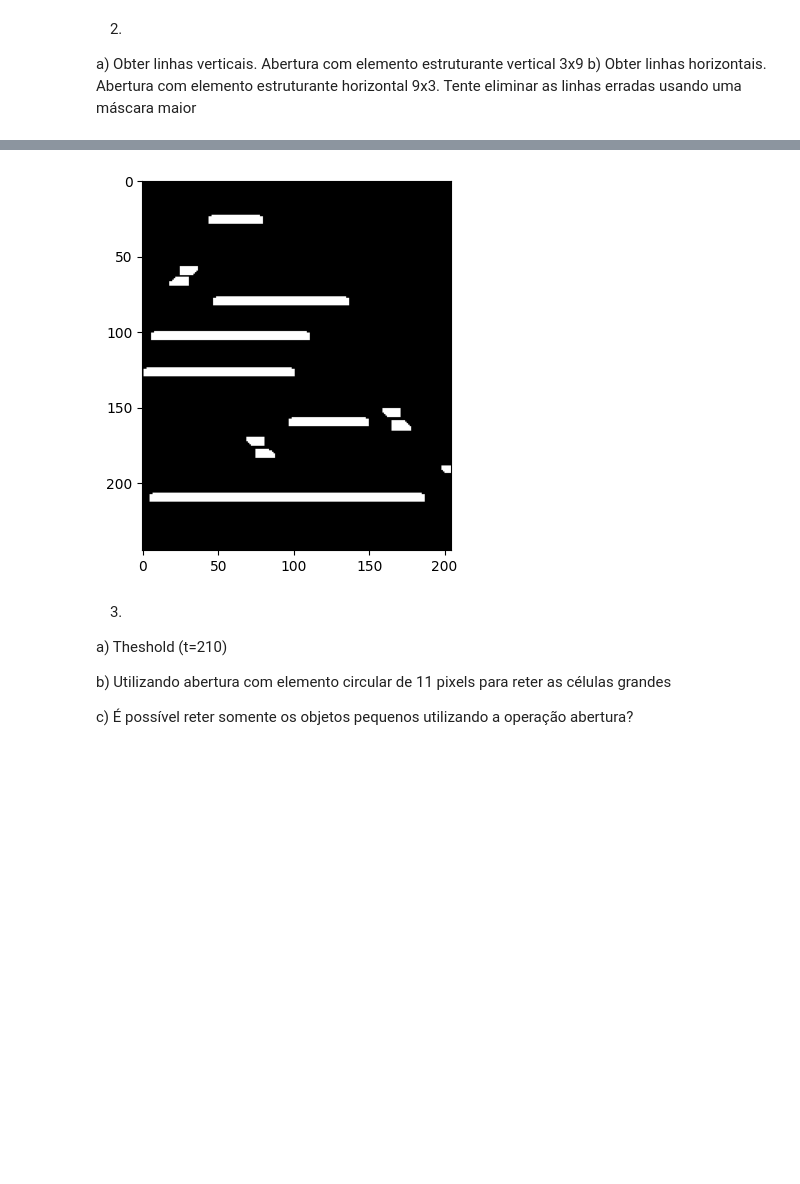
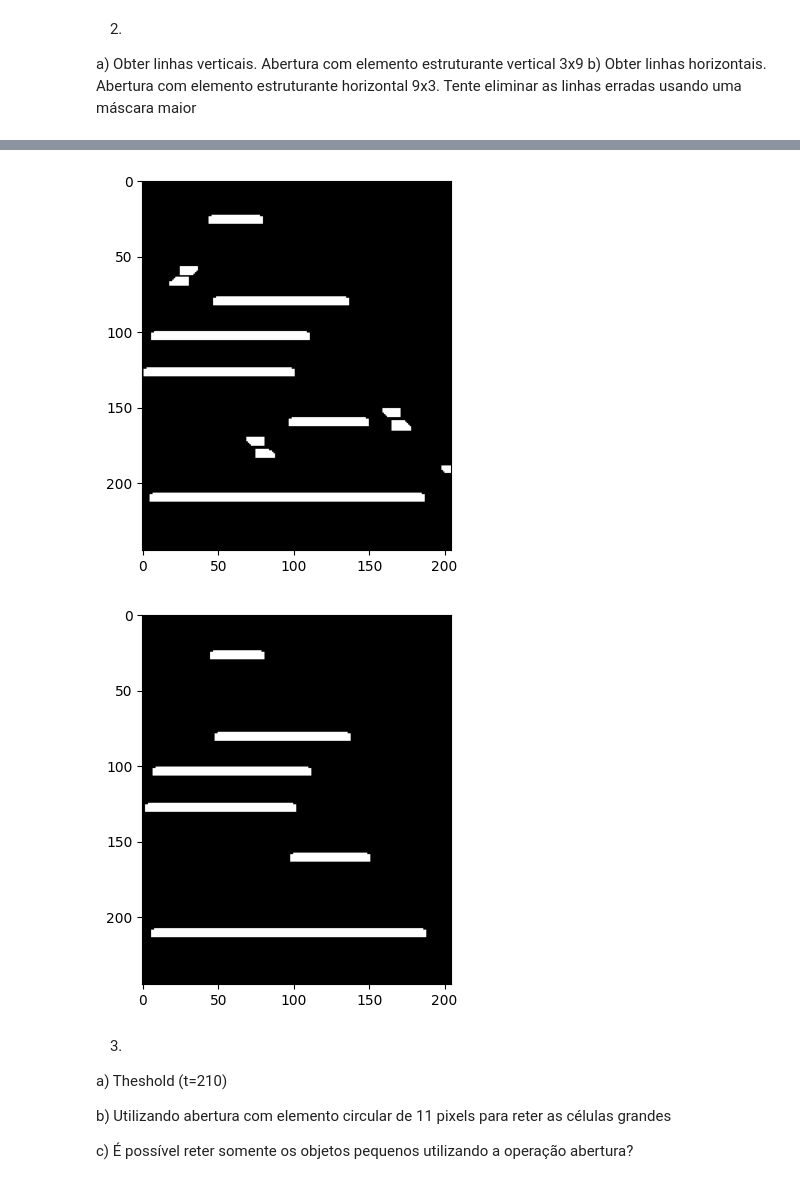
Before and after one commit to NicNaves/gsi058_t1_nicolasnaves, a Jupyter notebook: Lab07 - Mathematical Morphology/lab07.ipynb, the cells around one changed output, grey strips where cells are left out. Saved outputs shown, nothing was run; the diff lists cells and outputs as text; code cells hidden in the pictures; blank space fills up the shorter version.

```diff
--- a/Lab07 - Mathematical Morphology/lab07.ipynb
+++ b/Lab07 - Mathematical Morphology/lab07.ipynb
@@ -101,28 +101,34 @@ plt.imshow(img_open, cmap='gray', vmin=0, vmax=255)
 a) Obter linhas verticais. Abertura com elemento estruturante vertical 3x9
 b) Obter linhas horizontais. Abertura com elemento estruturante horizontal 9x3. Tente eliminar as linhas erradas usando uma máscara maior
 # %%
-# Carrega a imagem em escala de cinza
 img = cv2.imread('art2.png', cv2.IMREAD_GRAYSCALE)
 
-# Cria os kernels para as operações de erosão e dilatação
+# Cria os elementos estruturantes para as operações de erosão e dilatação
 kernel_vertical = np.ones((9, 3), np.uint8)
 kernel_horizontal = np.ones((3, 9), np.uint8)
+kernel_horizontal2 = np.ones((4, 16), np.uint8)
 
-# Aplica a erosão seguida de dilatação para obter as linhas verticais
+
+# Abertura vertical
 linhas_verticais = dilate(erode(img,kernel_vertical), kernel_vertical)
 
-# Aplica a erosão seguida de dilatação para obter as linhas horizontais
+# Abertura horizontal
 linhas_horizontais = dilate(erode(img,kernel_horizontal), kernel_horizontal)
 
+# Abertura horizontal
+linhas_horizontais2 = dilate(erode(img,kernel_horizontal2), kernel_horizontal2)
 
-# Exibir a imagem resultante com os círculos
+# Mostrar resultados
 plt.imshow(linhas_verticais, cmap='gray', vmin=0, vmax=255)
 plt.show()
 plt.imshow(linhas_horizontais, cmap='gray', vmin=0, vmax=255)
 plt.show()
+plt.imshow(linhas_horizontais2, cmap='gray', vmin=0, vmax=255)
+plt.show()
 # %% [output]
 [figure]
 [figure]
+[figure, added]
 # %% [markdown]
 3)
 
```
Also changed, not shown: parts of 3 cells of this notebook.
